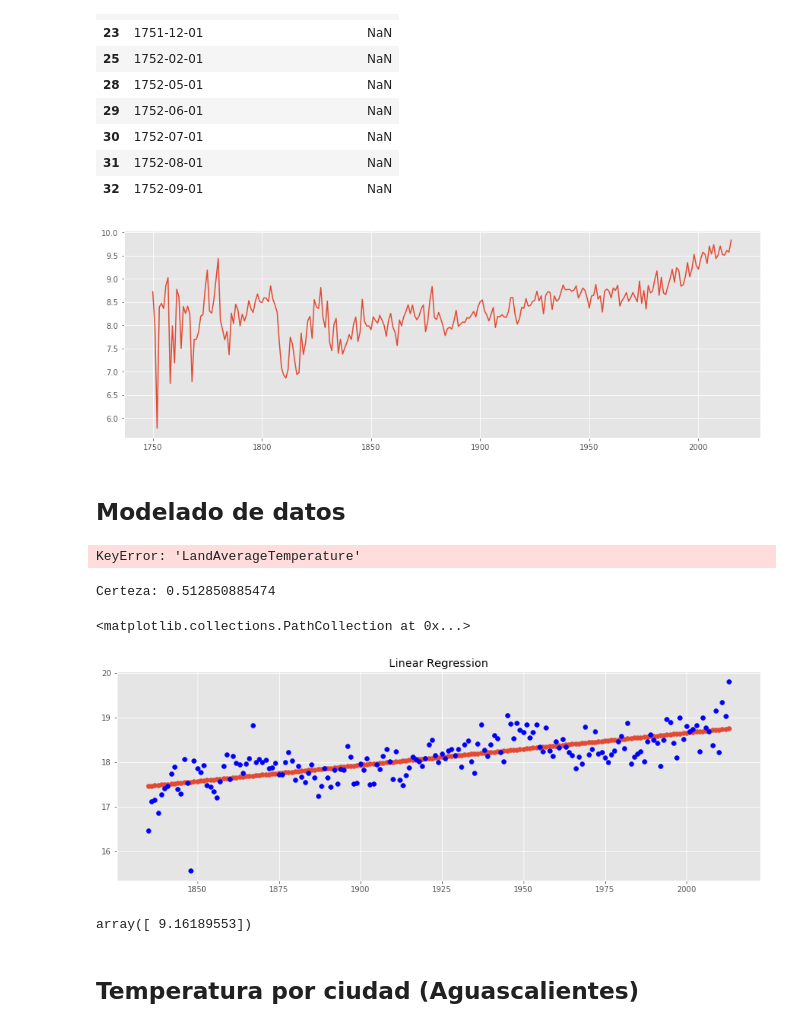
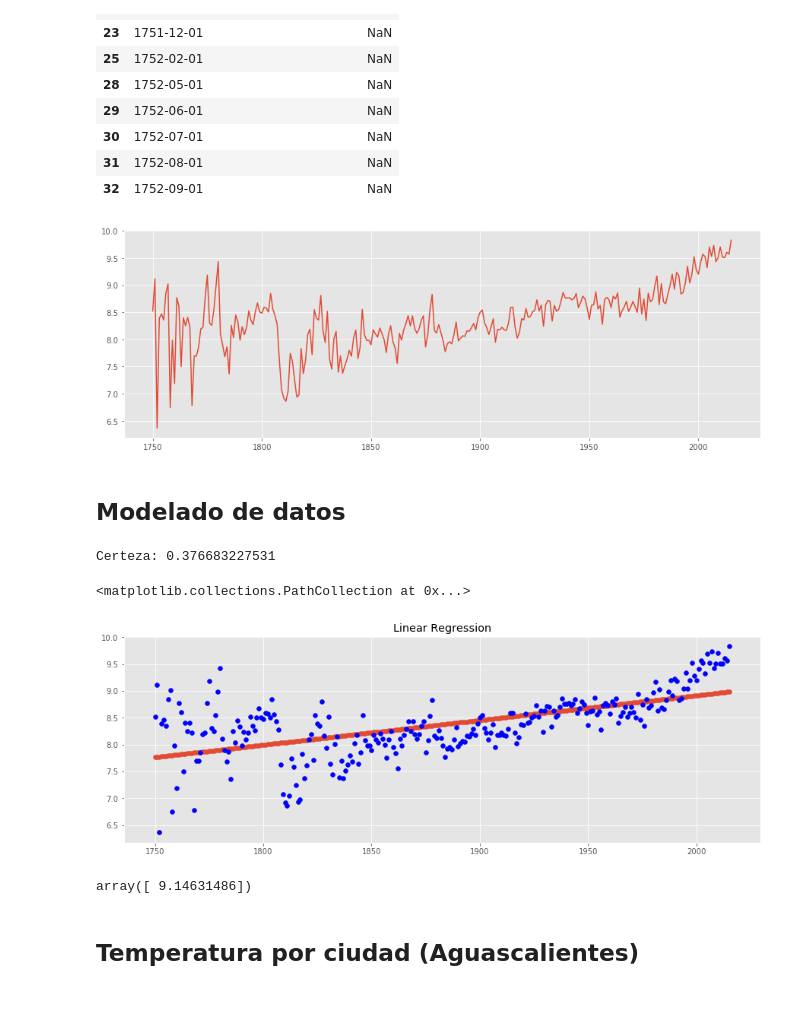
Before and after one commit to jorgemauricio/INIFAP_Course, a Jupyter notebook: algoritmos/data_science_regression.ipynb, the cells around one changed output. Cells and saved outputs as stored; diff of their text form; code cells hidden in the pictures; blank space fills up the shorter version.

```diff
--- a/algoritmos/data_science_regression.ipynb
+++ b/algoritmos/data_science_regression.ipynb
@@ -87,10 +87,10 @@ print(type(df['dt'][0]))
 <class 'str'>
 # %%
 # Vamos a convertir la columna a un objeto tiempo
-times = pd.DatetimeIndex(df['dt'])
+times = pd.DatetimeIndex(data['dt'])
 
 # Agrupamos la informacion por anios
-grouped = df.groupby([times.year]).mean()
+grouped = data.groupby([times.year]).mean()
 # %%
 # graficamos
 plt.figure(figsize = (15, 5))
@@ -150,17 +150,17 @@ df[np.isnan(df['LandAverageTemperature'])]
 | 32 | 1752-09-01 | NaN |
 # %%
 # Usaremos el valor previo validado para llenar las observaciones nulas
-df['LandAverageTemperature'] = df['LandAverageTemperature'].fillna(method='ffill')
+data['LandAverageTemperature'] = data['LandAverageTemperature'].fillna(method='ffill')
 # %%
 # Reagrupamos la informacion y graficamos
-grouped = df.groupby([times.year]).mean()
+grouped = data.groupby([times.year]).mean()
 
 # La grafica se ve mejor, aunque no es perfecta
 plt.figure(figsize = (15, 5))
 plt.plot(grouped['LandAverageTemperature'])
 plt.show()
 # %% [output]
-[figure, old version]
+[figure, new version]
 # %% [markdown]
 ## Modelado de datos
 # %%
@@ -169,15 +169,13 @@ from sklearn.linear_model import LinearRegression as LinReg
 # %%
 x = grouped.index.values.reshape(-1, 1)
 y = grouped['LandAverageTemperature'].values
-# %% [output]
-KeyError: 'LandAverageTemperature'
 # %%
 reg = LinReg()
 reg.fit(x, y)
 y_preds = reg.predict(x)
 print("Certeza: " + str(reg.score(x, y)))
 # %% [output]
-Certeza: 0.512850885474
+Certeza: 0.376683227531
 # %%
 plt.figure(figsize = (15, 5))
 plt.title("Linear Regression")
@@ -185,11 +183,11 @@ plt.scatter(x = x, y = y_preds)
 plt.scatter(x = x, y = y, c = "b")
 # %% [output]
 <matplotlib.collections.PathCollection at 0x...>
-[figure, old version]
+[figure, new version]
 # %%
 reg.predict(2050)
 # %% [output]
-array([ 9.16189553])
+array([ 9.14631486])
 # %% [markdown]
 ## Temperatura por ciudad (Aguascalientes)
 # %%
```
Also changed, not shown: parts of 7 cells of this notebook, 1 other file.
